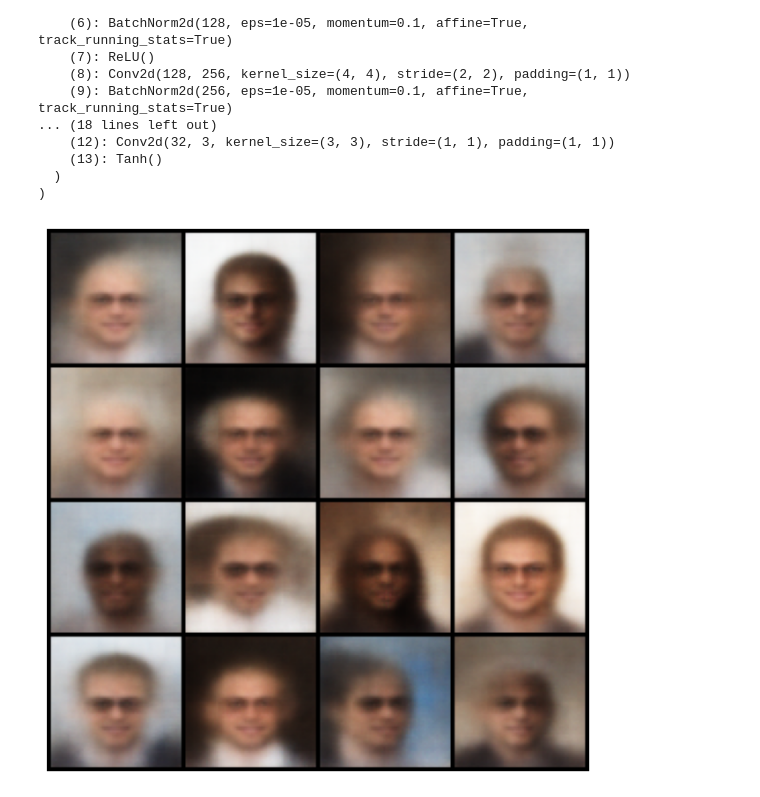
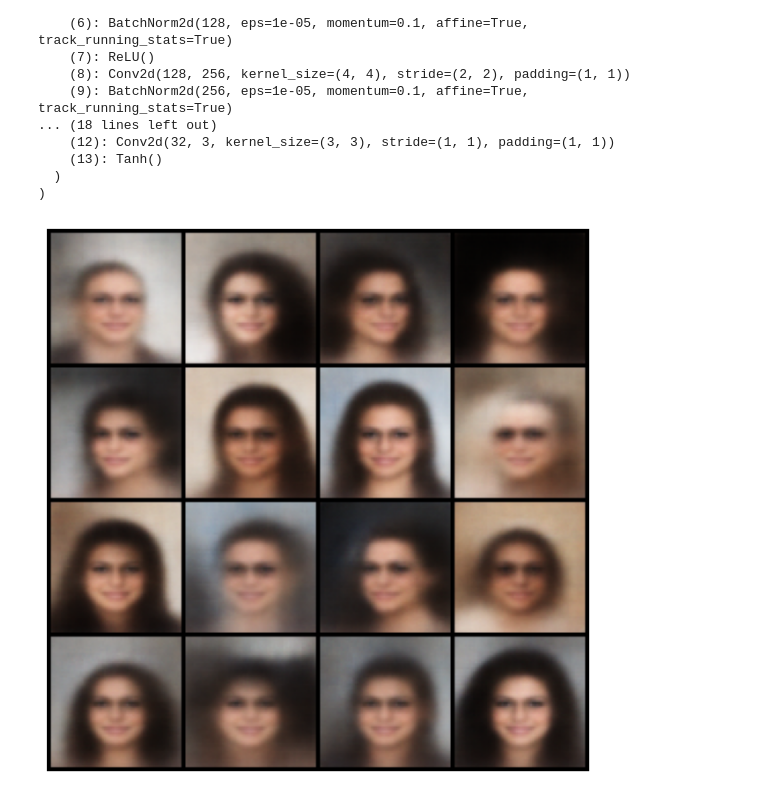
Before and after one commit to Waszka20/DL-Conditional-Face-Generation, a Jupyter notebook: projekt.ipynb, the cells around one changed output. Saved outputs shown, nothing was run; the diff lists cells and outputs as text; code cells hidden in the pictures.

```diff
--- a/projekt.ipynb
+++ b/projekt.ipynb
@@ -37,22 +47,22 @@ CVAE(
 # %%
 from src.utils import show_generated_faces
 
 selected_attrs = {
-    "Bald": 1,
-    "Black_Hair": 0,
+    "Bald": 0,
+    "Black_Hair": 1,
     "Blond_Hair": 0,
     "Eyeglasses": 1,
-    "Male": 1
+    "Male": 0
     }
 
 
 show_generated_faces(
     model=model,
     selected_attrs=selected_attrs,
     attribute_names=SELECTED_ATTRIBUTES,
     latent_dim=128,
     n_samples=16,
     device=device
 )
 # %% [output]
-[figure, old version]
+[figure, new version]
```
Also changed, not shown: parts of 2 cells of this notebook.
